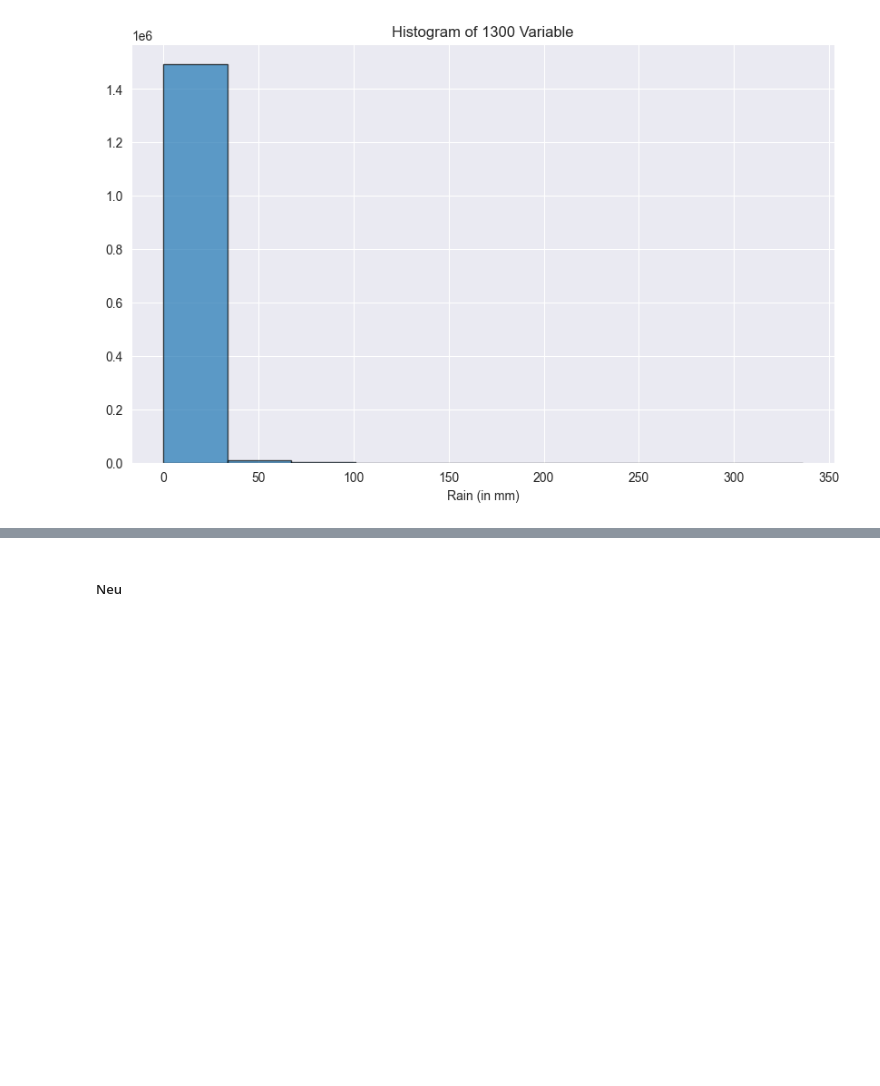
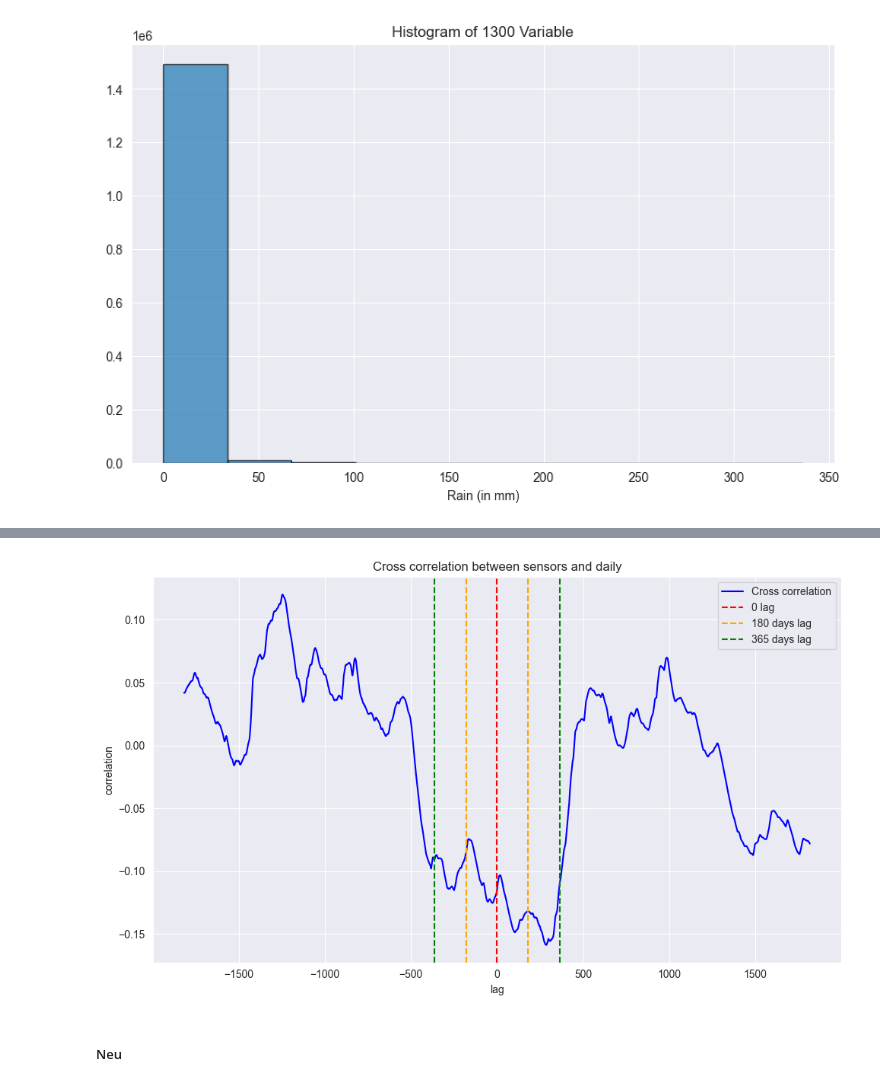
Before and after one commit to arnausanz/arnausanz.github.io, a Jupyter notebook: EDA.ipynb, the cells around one changed output, grey strips where cells are left out. Saved outputs shown, nothing was run; the diff lists cells and outputs as text; code cells hidden in the pictures; blank space fills up the shorter version.

```diff
--- a/EDA.ipynb
+++ b/EDA.ipynb
@@ -226,3 +241,29 @@ plt.show()
+# %%
+# Correlation study. Normalize and then test cross correlation
+x = (df_aca_mean - np.mean(df_aca_mean)) / np.std(df_aca_mean)
+y = (df_1300_mean - np.mean(df_1300_mean)) / np.std(df_1300_mean)
+y = y[-len(x):]
+corr = np.correlate(x, y, mode="same")
+corr_norm = corr / (np.sqrt(np.sum(x**2)) * np.sqrt(np.sum(y**2)))
+# Plot to see graphically the information
+# Adapt X axis to show correct lag numbers
+lags = np.arange(-len(x)//2, len(x)//2)
+plt.figure(figsize=(10, 6))
+plt.plot(lags, corr_norm, color="blue", label="Cross correlation")
+plt.axvline(0, color="red", linestyle="--", label="0 lag")
+# Add reference lines
+plt.axvline(180, color="orange", linestyle="--", label="180 days lag")
+plt.axvline(-180, color="orange", linestyle="--")
+plt.axvline(365, color="green", linestyle="--", label="365 days lag")
+plt.axvline(-365, color="green", linestyle="--")
+plt.title("Cross correlation between sensors and daily")
+plt.xlabel("lag")
+plt.ylabel("correlation")
+plt.legend()
+plt.tight_layout()
+plt.show()
+# %% [output]
+[figure, added]
 # %% [markdown]
 ##### Neu
 # %%
```
Also changed, not shown: parts of 13 cells of this notebook, 1 other file.
